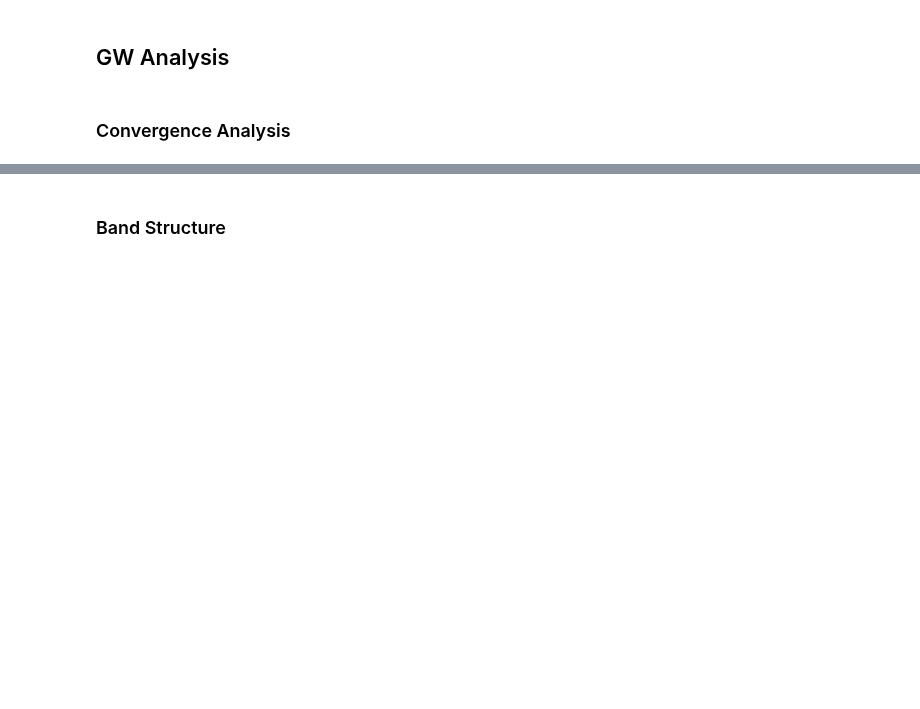
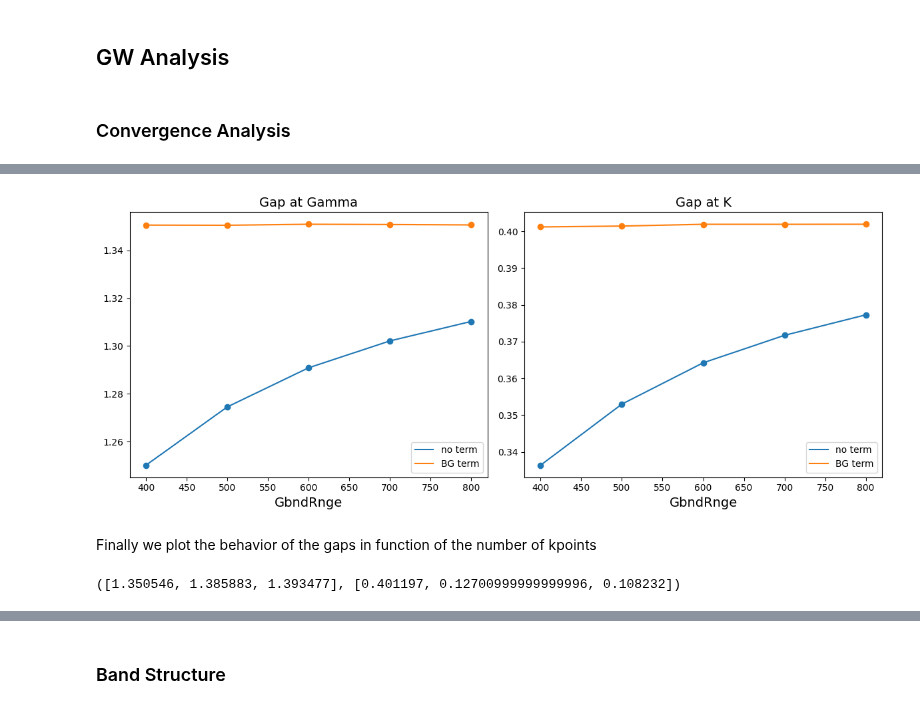
Before and after one commit to marcodalessandro76/Germanene, a Jupyter notebook: Report.ipynb, the cells around one changed output, grey strips where cells are left out. Cells and saved outputs as stored; diff of their text form; code cells hidden in the pictures; blank space fills up the shorter version.

```diff
--- a/Report.ipynb
+++ b/Report.ipynb
@@ -87,0 +211,23 @@ ax.tick_params(axis='both', which='major', labelsize=label_size)
+# %%
+x_vals = [x[1] for x in Bands]
+
+fig, axes = plt.subplots(nrows=1, ncols=2, figsize=(12, 5))
+axes[0].plot(x_vals,gap_G,label='no term')
+axes[0].scatter(x_vals,gap_G)
+axes[0].plot(x_vals,gap_G_Gterm,label='BG term')
+axes[0].scatter(x_vals,gap_G_Gterm)
+axes[0].set_title('Gap at Gamma',size=14)
+axes[0].set_xlabel('GbndRnge',size=14)
+axes[0].legend()
+axes[1].plot(x_vals, gap_K,label='no term')
+axes[1].scatter(x_vals,gap_K)
+axes[1].plot(x_vals, gap_K_Gterm,label='BG term')
+axes[1].scatter(x_vals,gap_K_Gterm)
+axes[1].set_xlabel('GbndRnge',size=14)
+axes[1].set_title('Gap at K',size=14)
+axes[1].legend()
+fig.tight_layout()
+# %% [output]
+[figure, added]
+# %% [markdown]
+Finally we plot the behavior of the gaps in function of the number of kpoints
@@ -87,0 +239,12 @@ ax.tick_params(axis='both', which='major', labelsize=label_size)
+# %%
+gap_G, gap_K = [],[]
+for kpoints in ksamplings:
+    file_G = os.path.join('MB_analysis',ksamplings[kpoints]['folder'],'pp-G-kpoints_%s'%kpoints,'o-pp-G-kpoints_%s.qp'%kpoints)
+    file_K = os.path.join('MB_analysis',ksamplings[kpoints]['folder'],'pp-K-kpoints_%s'%kpoints,'o-pp-K-kpoints_%s.qp'%kpoints)
+    data_G = P.YamboOutputParser.from_file(file_G,extendOut=True,verbose=False)
+    data_K = P.YamboOutputParser.from_file(file_K,extendOut=True,verbose=False)
+    gap_G.append(data_G.get_gap(k_full=ksamplings[kpoints]['G_index'],band_full=start_band,verbose=False))
+    gap_K.append(data_K.get_gap(k_full=ksamplings[kpoints]['K_index'],band_full=start_band,verbose=False))
+gap_G,gap_K
+# %% [output]
+([1.350546, 1.385883, 1.393477], [0.401197, 0.12700999999999996, 0.108232])
```
Also changed, not shown: parts of 20 cells of this notebook, 30 other files.
